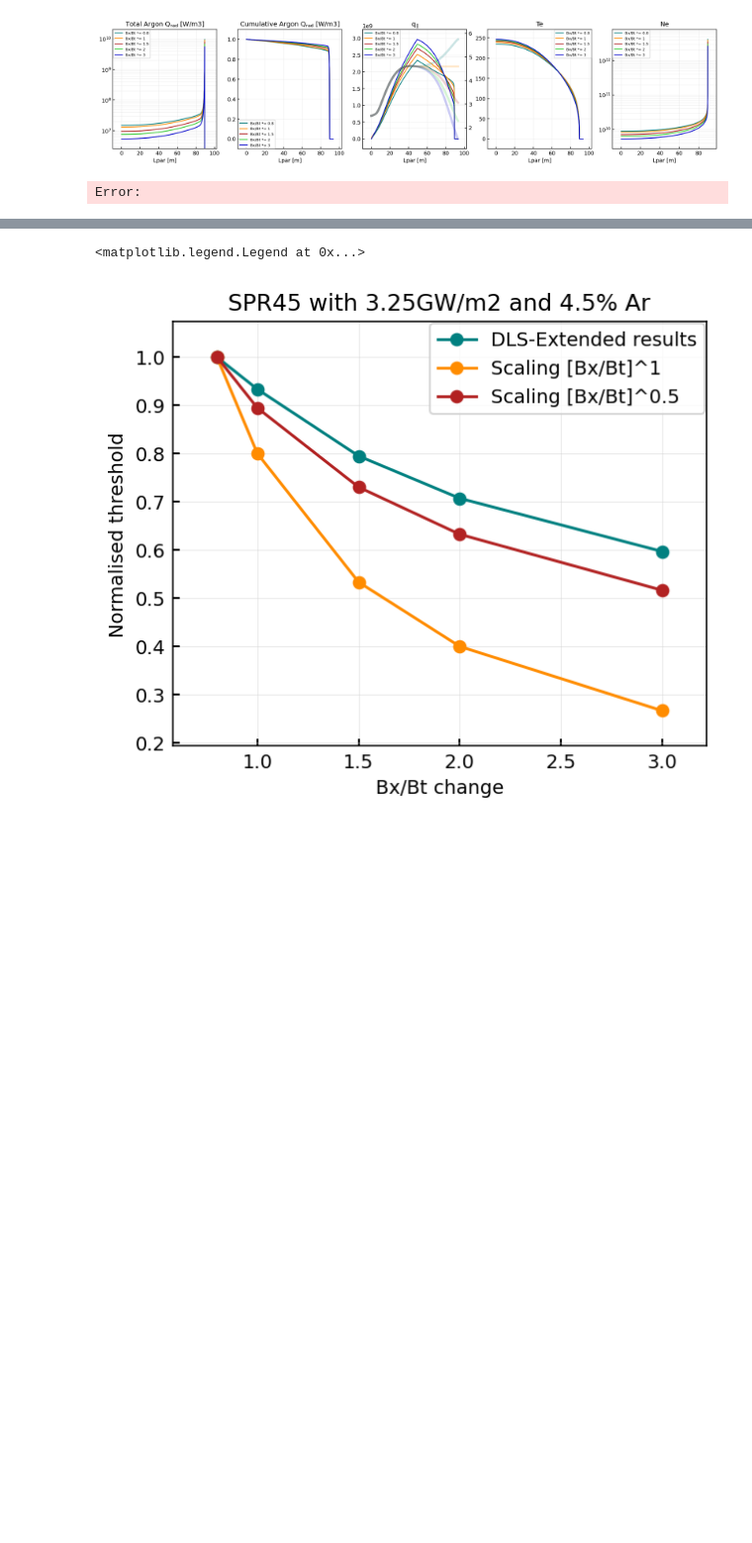
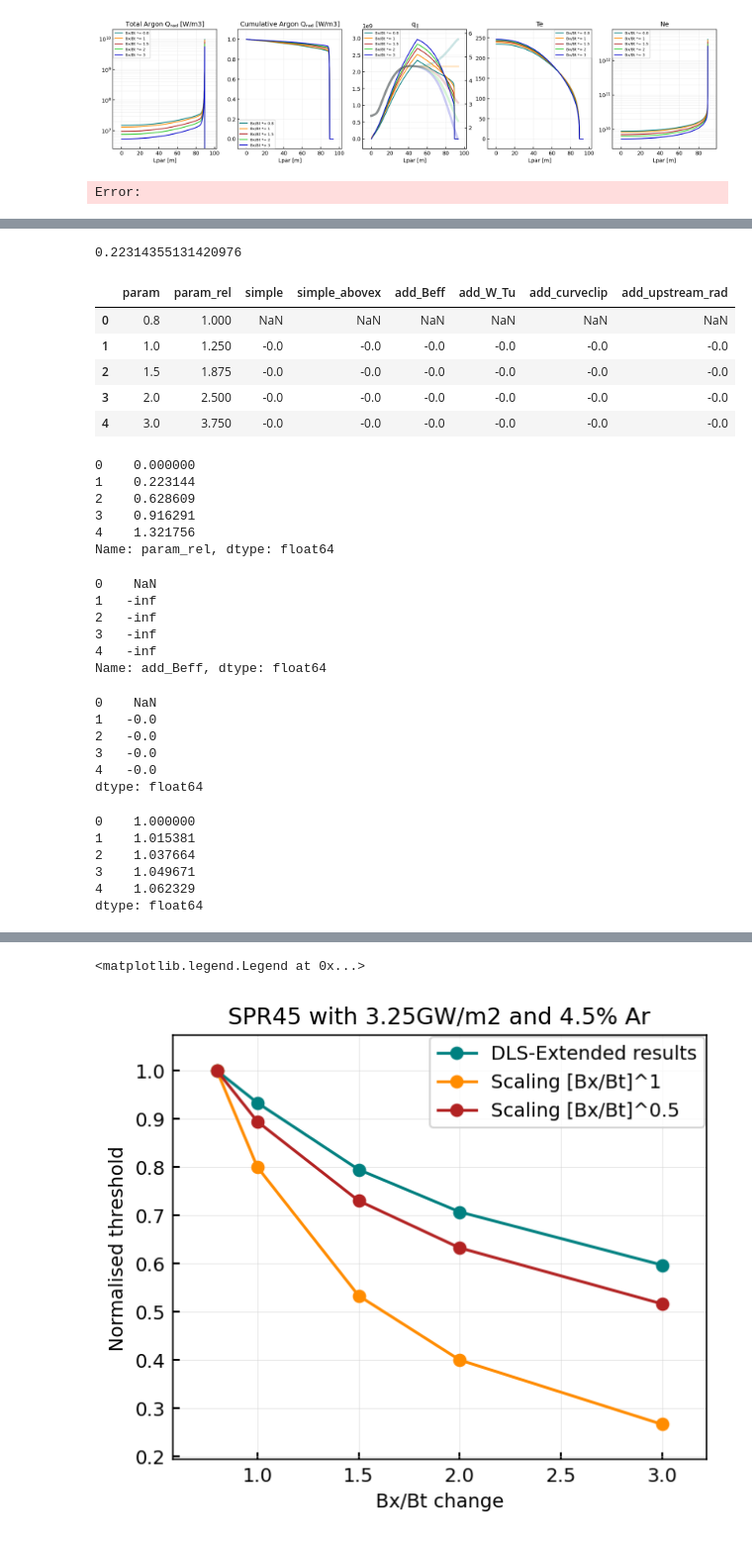
Before and after one commit to mikekryjak/notebooks, a Jupyter notebook: DLS/STEP/2024-09-13 - BxBt and Lc scaling for new SPR45.ipynb, the cells around one changed output, grey strips where cells are left out. Shown at 99% size. Saved outputs shown, nothing was run; the diff lists cells and outputs as text; code cells hidden in the pictures; blank space fills up the shorter version.

```diff
--- a/DLS/STEP/2024-09-13 - BxBt and Lc scaling for new SPR45.ipynb
+++ b/DLS/STEP/2024-09-13 - BxBt and Lc scaling for new SPR45.ipynb
@@ -343,0 +433,52 @@ Error:
+# %%
+np.log(1.25)
+# %% [output]
+0.22314355131420976
+# %%
+out
+# %% [output]
+|  | param | param_rel | simple | simple_abovex | add_Beff | add_W_Tu | add_curveclip | add_upstream_rad |
+| 0 | 0.8 | 1.000 | NaN | NaN | NaN | NaN | NaN | NaN |
+| 1 | 1.0 | 1.250 | -0.0 | -0.0 | -0.0 | -0.0 | -0.0 | -0.0 |
+| 2 | 1.5 | 1.875 | -0.0 | -0.0 | -0.0 | -0.0 | -0.0 | -0.0 |
+| 3 | 2.0 | 2.500 | -0.0 | -0.0 | -0.0 | -0.0 | -0.0 | -0.0 |
+| 4 | 3.0 | 3.750 | -0.0 | -0.0 | -0.0 | -0.0 | -0.0 | -0.0 |
+# %%
+np.log(out["param_rel"])
+# %% [output]
+0    0.000000
+1    0.223144
+2    0.628609
+3    0.916291
+4    1.321756
+Name: param_rel, dtype: float64
+# %%
+np.log(out["add_Beff"])
+# %% [output]
+0    NaN
+1   -inf
+2   -inf
+3   -inf
+4   -inf
+Name: add_Beff, dtype: float64
+# %%
+# Exponent = np.log(threshold) / np.log(fR)
+
+out["param_rel"] = out["param"] / out["param"].iloc[0]
+np.log(out["param_rel"]) / np.log(out["add_Beff"])
+# %% [output]
+0    NaN
+1   -0.0
+2   -0.0
+3   -0.0
+4   -0.0
+dtype: float64
+# %%
+out["simple_abovex"] / out["simple"]
+# %% [output]
+0    1.000000
+1    1.015381
+2    1.037664
+3    1.049671
+4    1.062329
+dtype: float64
```
Also changed, not shown: parts of 19 cells of this notebook, 15 other files.
